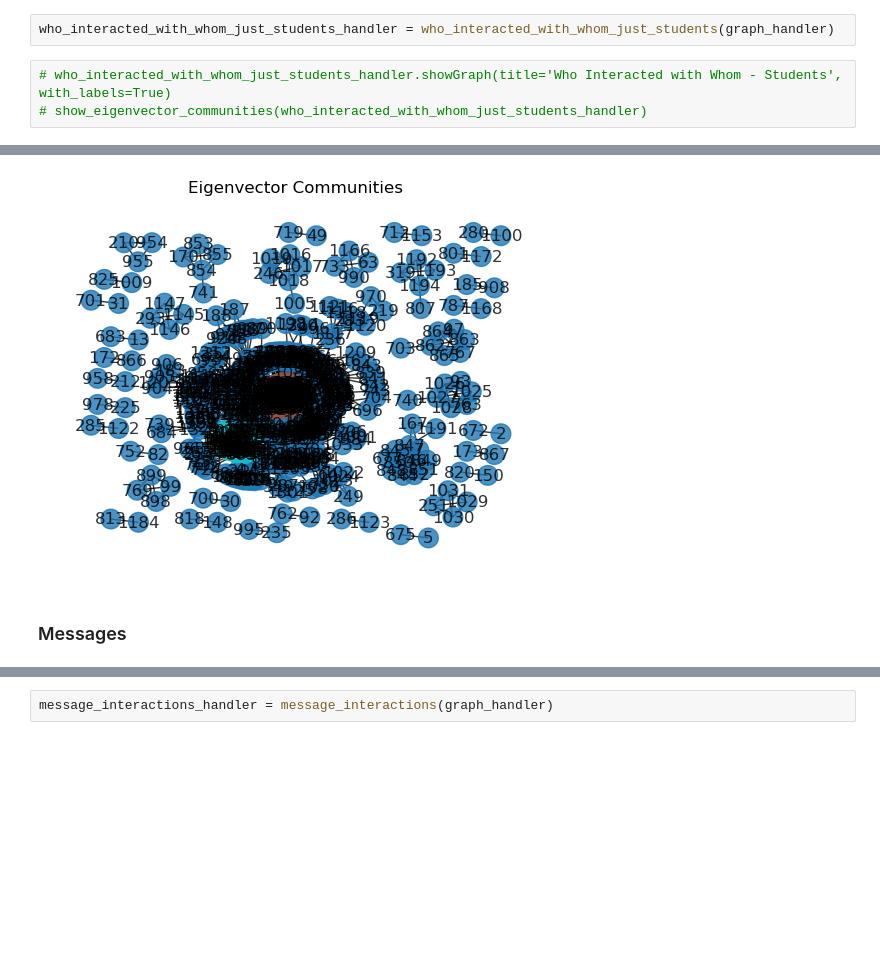
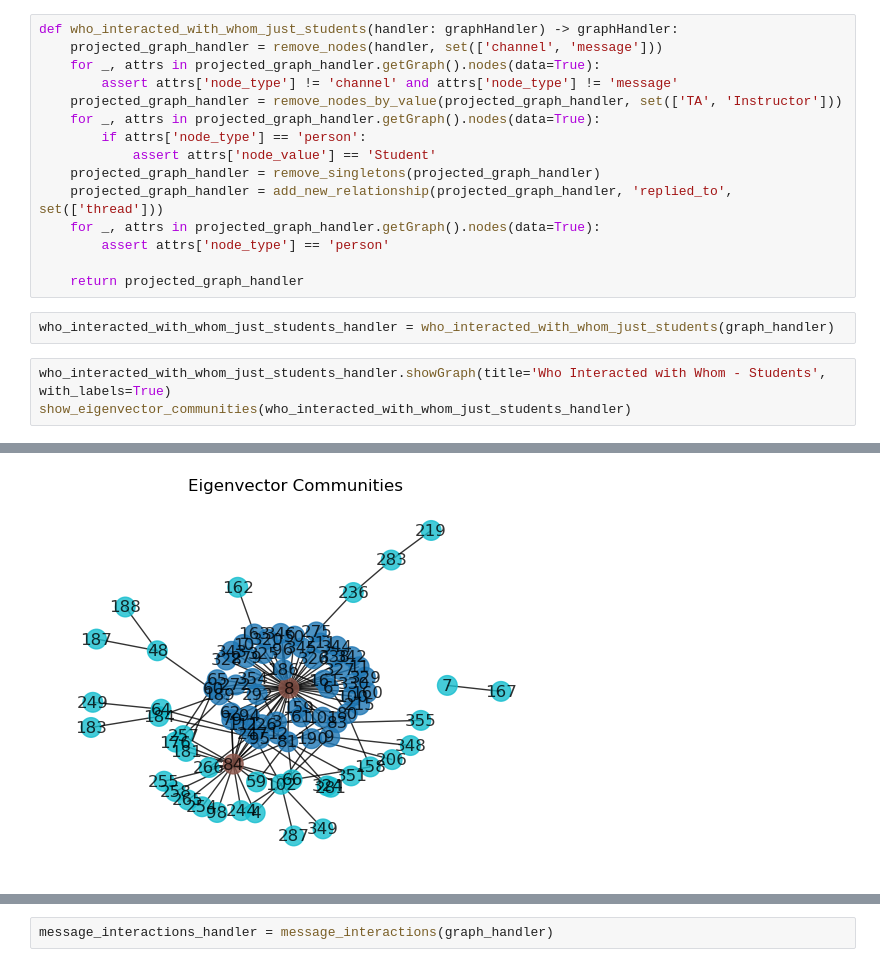
Before and after one commit to ethanp55/network_science, a Jupyter notebook: final_project_with_messages.ipynb, the cells around one changed output, grey strips where cells are left out. Cells and saved outputs as stored; diff of their text form; blank space fills up the shorter version.

```diff
--- a/final_project_with_messages.ipynb
+++ b/final_project_with_messages.ipynb
@@ -714,8 +736,23 @@ show_eigenvector_communities(who_interacted_with_whom_handler)
 # %% [markdown]
 ### Who were the most influential students?
+# %%
+def who_interacted_with_whom_just_students(handler: graphHandler) -> graphHandler:
+    projected_graph_handler = remove_nodes(handler, set(['channel', 'message']))
+    for _, attrs in projected_graph_handler.getGraph().nodes(data=True):
+        assert attrs['node_type'] != 'channel' and attrs['node_type'] != 'message'
+    projected_graph_handler = remove_nodes_by_value(projected_graph_handler, set(['TA', 'Instructor']))
+    for _, attrs in projected_graph_handler.getGraph().nodes(data=True):
+        if attrs['node_type'] == 'person':
+            assert attrs['node_value'] == 'Student'
+    projected_graph_handler = remove_singletons(projected_graph_handler)
+    projected_graph_handler = add_new_relationship(projected_graph_handler, 'replied_to', set(['thread']))
+    for _, attrs in projected_graph_handler.getGraph().nodes(data=True):
+        assert attrs['node_type'] == 'person'
+
+    return projected_graph_handler
 # %%
 who_interacted_with_whom_just_students_handler = who_interacted_with_whom_just_students(graph_handler)
 # %%
-# who_interacted_with_whom_just_students_handler.showGraph(title='Who Interacted with Whom - Students', with_labels=True)
-# show_eigenvector_communities(who_interacted_with_whom_just_students_handler)
+who_interacted_with_whom_just_students_handler.showGraph(title='Who Interacted with Whom - Students', with_labels=True)
+show_eigenvector_communities(who_interacted_with_whom_just_students_handler)
 # %% [output]
@@ -724,3 +761 @@ who_interacted_with_whom_just_students_handler = who_interacted_with_whom_just_s
-[figure, old version]
+[figure, new version]
-# %% [markdown]
-### Messages
```
Also changed, not shown: parts of 25 cells of this notebook, 1 other file.
